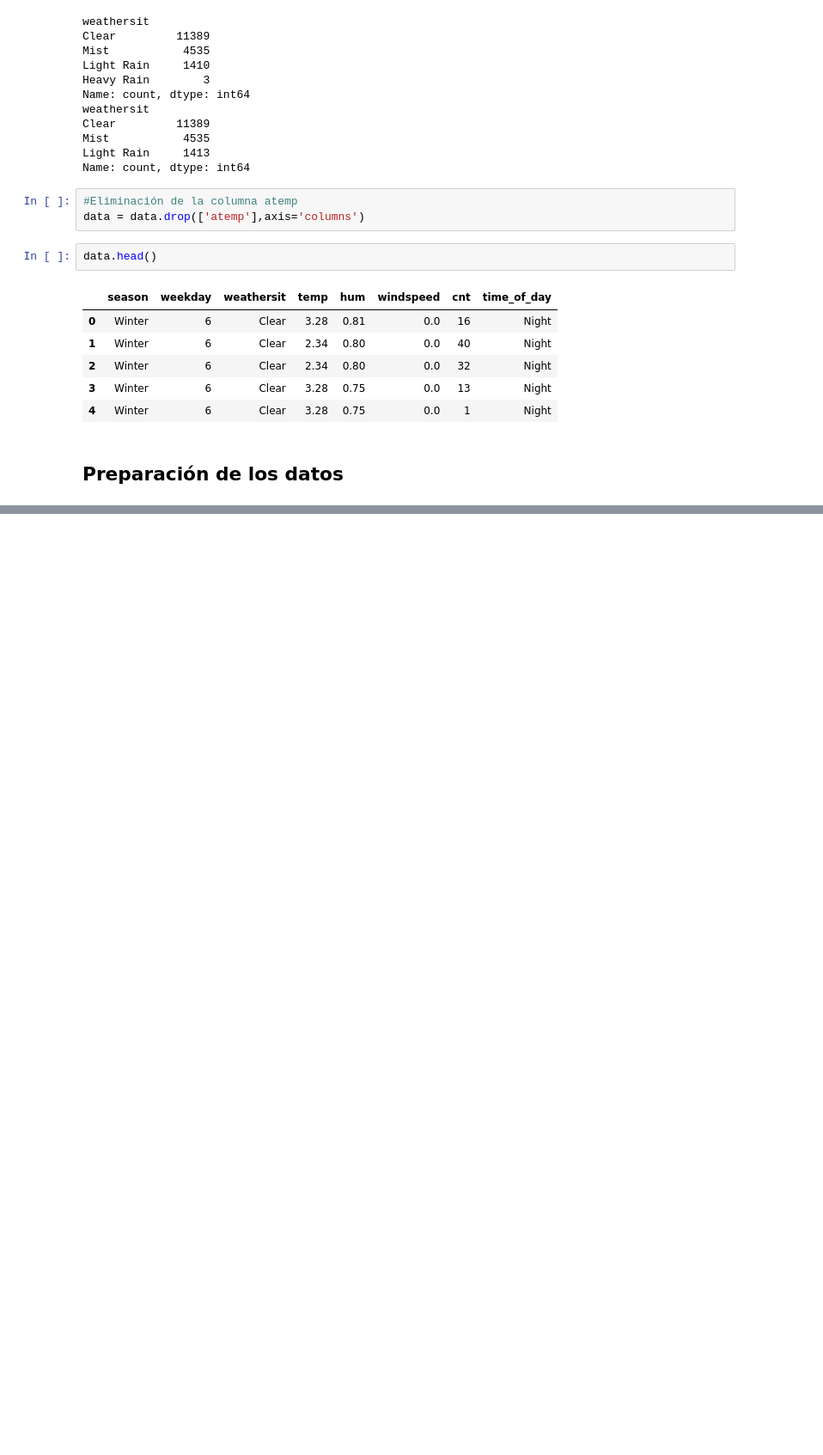
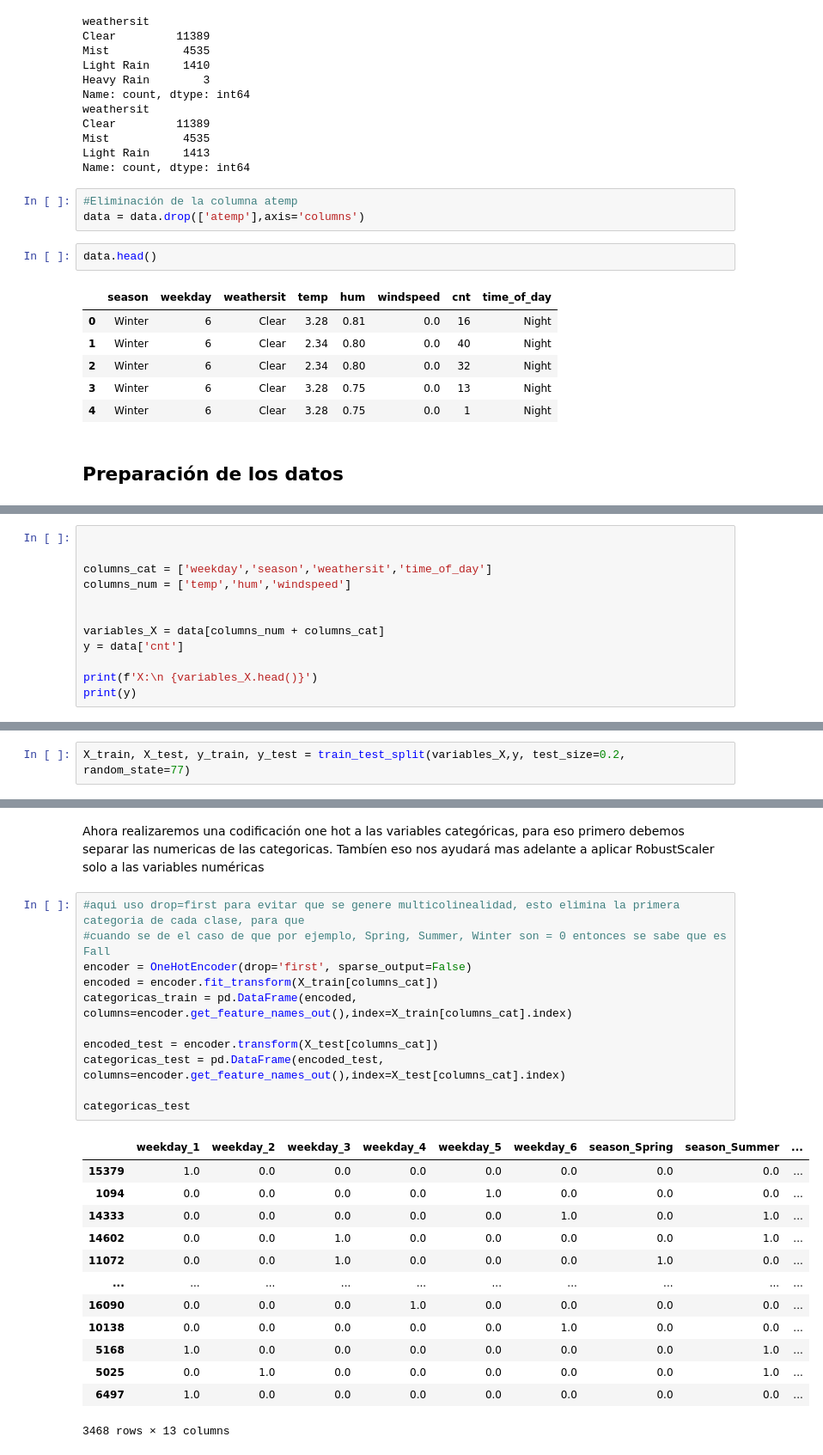
Before and after one commit to JhonZacipa/ML-Project-bicycle-usage-demand-estimation, a Jupyter notebook: ProyectoEtapa1Notebook.ipynb, the cells around one changed output, grey strips where cells are left out. Shown at 86% size. Cells and saved outputs as stored; diff of their text form; blank space fills up the shorter version.

```diff
--- a/ProyectoEtapa1Notebook.ipynb
+++ b/ProyectoEtapa1Notebook.ipynb
@@ -361,0 +371,12 @@ data.head()
+# %%
+
+
+columns_cat = ['weekday','season','weathersit','time_of_day']
+columns_num = ['temp','hum','windspeed']
+
+
+variables_X = data[columns_num + columns_cat]
+y = data['cnt']
+
+print(f'X:\n {variables_X.head()}')
+print(y)
@@ -361,0 +405,2 @@ data.head()
+# %%
+X_train, X_test, y_train, y_test = train_test_split(variables_X,y, test_size=0.2, random_state=77)
@@ -361,0 +427,27 @@ data.head()
+# %% [markdown]
+Ahora realizaremos una codificación one hot a las variables categóricas, para eso primero debemos separar las numericas de las categoricas. Tambíen eso nos ayudará mas adelante a aplicar RobustScaler solo a las variables numéricas
+# %%
+#aqui uso drop=first para evitar que se genere multicolinealidad, esto elimina la primera categoria de cada clase, para que
+#cuando se de el caso de que por ejemplo, Spring, Summer, Winter son = 0 entonces se sabe que es Fall
+encoder = OneHotEncoder(drop='first', sparse_output=False)
+encoded = encoder.fit_transform(X_train[columns_cat])
+categoricas_train = pd.DataFrame(encoded, columns=encoder.get_feature_names_out(),index=X_train[columns_cat].index)
+
+encoded_test = encoder.transform(X_test[columns_cat])
+categoricas_test = pd.DataFrame(encoded_test, columns=encoder.get_feature_names_out(),index=X_test[columns_cat].index)
+
+categoricas_test
+# %% [output]
+|  | weekday_1 | weekday_2 | weekday_3 | weekday_4 | weekday_5 | weekday_6 | season_Spring | season_Summer | ... |
+| 15379 | 1.0 | 0.0 | 0.0 | 0.0 | 0.0 | 0.0 | 0.0 | 0.0 | ... |
+| 1094 | 0.0 | 0.0 | 0.0 | 0.0 | 1.0 | 0.0 | 0.0 | 0.0 | ... |
+| 14333 | 0.0 | 0.0 | 0.0 | 0.0 | 0.0 | 1.0 | 0.0 | 1.0 | ... |
+| 14602 | 0.0 | 0.0 | 1.0 | 0.0 | 0.0 | 0.0 | 0.0 | 1.0 | ... |
+| 11072 | 0.0 | 0.0 | 1.0 | 0.0 | 0.0 | 0.0 | 1.0 | 0.0 | ... |
+| ... | ... | ... | ... | ... | ... | ... | ... | ... | ... |
+| 16090 | 0.0 | 0.0 | 0.0 | 1.0 | 0.0 | 0.0 | 0.0 | 0.0 | ... |
+| 10138 | 0.0 | 0.0 | 0.0 | 0.0 | 0.0 | 1.0 | 0.0 | 0.0 | ... |
+| 5168 | 1.0 | 0.0 | 0.0 | 0.0 | 0.0 | 0.0 | 0.0 | 1.0 | ... |
+| 5025 | 0.0 | 1.0 | 0.0 | 0.0 | 0.0 | 0.0 | 0.0 | 1.0 | ... |
+| 6497 | 1.0 | 0.0 | 0.0 | 0.0 | 0.0 | 0.0 | 0.0 | 0.0 | ... |
+3468 rows × 13 columns
```
Also changed, not shown: parts of 21 cells of this notebook, 1 other file.
